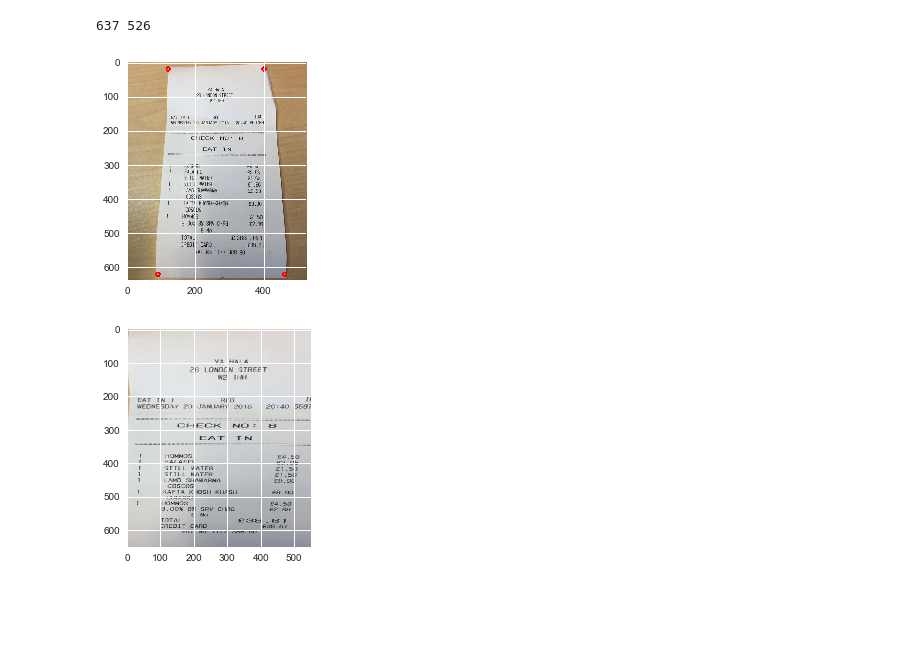
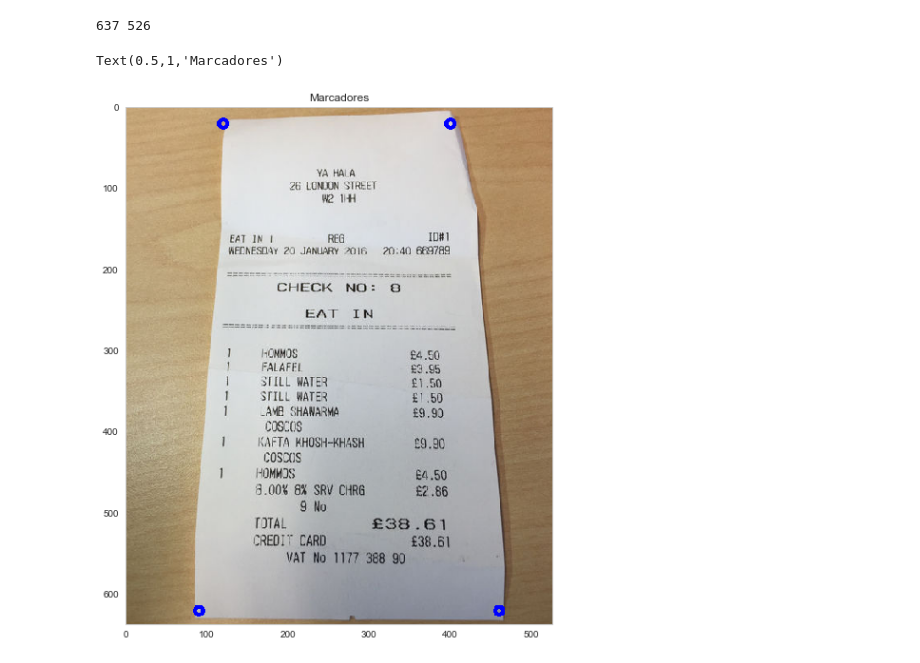
Before and after one commit to michelpf/fiap-ml-tec-proc-imagens, a Jupyter notebook: aula-2-transformacao/desafio-1/desafio-1.ipynb, the cells around one changed output. Saved outputs shown, nothing was run; the diff lists cells and outputs as text; code cells hidden in the pictures; blank space fills up the shorter version.

Commit message:
Ajustado exibição de imagens dos desafios 2 e 3 com o Pyplot

```diff
--- a/aula-2-transformacao/desafio-1/desafio-1.ipynb
+++ b/aula-2-transformacao/desafio-1/desafio-1.ipynb
@@ -31,0 +28,7 @@ plt.show()
+# %%
+imagem = cv2.imread("imagens/nota-fiscal.png")
+imagem = cv2.cvtColor(imagem, cv2.COLOR_BGR2RGB)
+
+plt.figure(figsize=(20,10))
+plt.imshow(imagem)
+plt.title("Original")
@@ -32,34 +38,24 @@ plt.show()
 # %%
-height, width = image.shape[:2]
+height, width = imagem.shape[:2]
+
 print(height, width)
 
-image_marker = image.copy()
+imagem_marcador = imagem.copy()
 
-pts1_marker = np.float32([[120,20],[400,20],[90,620],[460,620]])
-pts2_strech = np.float32([[0,0],[650,0],[0,650],[550,650]])
+pontos_marcador = np.float32([[120,20],[400,20],[90,620],[460,620]])
+pontos_expansao = np.float32([[0,0],[650,0],[0,650],[550,650]])
 
 color = (0, 0, 255)
 
-cv2.circle(image_marker, (120,20), 5, color, 3)
-cv2.circle(image_marker, (400,20), 5, color, 3)
-cv2.circle(image_marker, (90,620), 5, color, 3)
-cv2.circle(image_marker, (460,620), 5, color, 3)
+cv2.circle(imagem_marcador, (120,20), 5, color, 3)
+cv2.circle(imagem_marcador, (400,20), 5, color, 3)
+cv2.circle(imagem_marcador, (90,620), 5, color, 3)
+cv2.circle(imagem_marcador, (460,620), 5, color, 3)
 
-cv2.imwrite("nota-fiscal-proc.png", image_marker)
-
-image_plt = mpimg.imread("nota-fiscal-proc.png")
-plt.imshow(image_plt)
-plt.show()
-
-M = cv2.getPerspectiveTransform(pts1_marker, pts2_strech)
-dst = cv2.warpPerspective(image,M,(550,650))
-
-cv2.imwrite("nota-fisca-persp.png", dst)
-
-image_plt = mpimg.imread("nota-fisca-persp.png")
-plt.imshow(image_plt)
-plt.show()
+plt.figure(figsize=(20,10))
+plt.imshow(imagem_marcador)
+plt.title("Marcadores")
 # %% [output]
 637 526
+Text(0.5,1,'Marcadores')
-[figure, old version]
+[figure, new version]
-[figure, removed]
```
Also changed, not shown: parts of 7 cells of this notebook, 5 other files.
